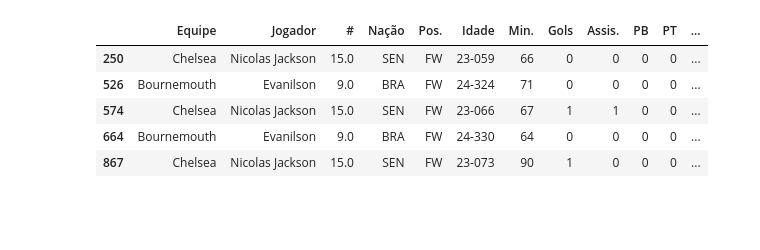
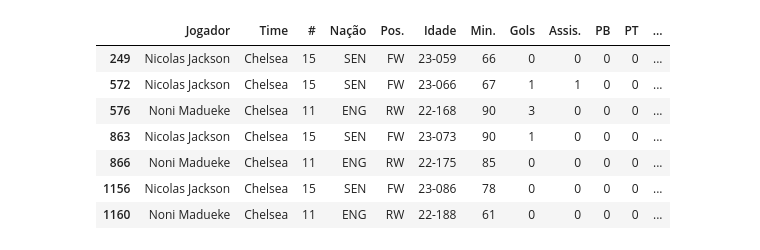
Before and after one commit to eduardopfbp/PremierLeague-PlayerStats, a Jupyter notebook: analiste.ipynb, the cells around one changed output. Saved outputs shown, nothing was run; the diff lists cells and outputs as text; code cells hidden in the pictures; blank space fills up the shorter version.

```diff
--- a/analiste.ipynb
+++ b/analiste.ipynb
@@ -3,6 +3,6 @@ import pandas as pd
 
 pd.set_option('display.max_columns', None)
 
-db = pd.read_csv('C://Users//eduar//Desktop//DEV//Football//PremierLeague//database.csv',index_col=None)
+database = pd.read_csv('C://Users//eduar//Desktop//DEV//Football//PremierLeague//database.csv',index_col=None)
 # %%
 # Agrupar os dados por jogador e calcular a soma dos chutes ao gol e a contagem de aparições
@@ -46,9 +20,11 @@ db_agrupado[jogos_do_dia].head(10)
 # %%
-db[db['Jogador'].isin(['Nicolas Jackson','Evanilson'])]
+database[database['Jogador'].isin(['Nicolas Jackson','Noni Madueke'])]
 # %% [output]
-|  | Equipe | Jogador | # | Nação | Pos. | Idade | Min. | Gols | Assis. | PB | PT | ... |
-| 250 | Chelsea | Nicolas Jackson | 15.0 | SEN | FW | 23-059 | 66 | 0 | 0 | 0 | 0 | ... |
-| 526 | Bournemouth | Evanilson | 9.0 | BRA | FW | 24-324 | 71 | 0 | 0 | 0 | 0 | ... |
-| 574 | Chelsea | Nicolas Jackson | 15.0 | SEN | FW | 23-066 | 67 | 1 | 1 | 0 | 0 | ... |
-| 664 | Bournemouth | Evanilson | 9.0 | BRA | FW | 24-330 | 64 | 0 | 0 | 0 | 0 | ... |
-| 867 | Chelsea | Nicolas Jackson | 15.0 | SEN | FW | 23-073 | 90 | 1 | 0 | 0 | 0 | ... |
+|  | Jogador | Time | # | Nação | Pos. | Idade | Min. | Gols | Assis. | PB | PT | ... |
+| 249 | Nicolas Jackson | Chelsea | 15 | SEN | FW | 23-059 | 66 | 0 | 0 | 0 | 0 | ... |
+| 572 | Nicolas Jackson | Chelsea | 15 | SEN | FW | 23-066 | 67 | 1 | 1 | 0 | 0 | ... |
+| 576 | Noni Madueke | Chelsea | 11 | ENG | RW | 22-168 | 90 | 3 | 0 | 0 | 0 | ... |
+| 863 | Nicolas Jackson | Chelsea | 15 | SEN | FW | 23-073 | 90 | 1 | 0 | 0 | 0 | ... |
+| 866 | Noni Madueke | Chelsea | 11 | ENG | RW | 22-175 | 85 | 0 | 0 | 0 | 0 | ... |
+| 1156 | Nicolas Jackson | Chelsea | 15 | SEN | FW | 23-086 | 78 | 0 | 0 | 0 | 0 | ... |
+| 1160 | Noni Madueke | Chelsea | 11 | ENG | RW | 22-188 | 61 | 0 | 0 | 0 | 0 | ... |
```
Also changed, not shown: parts of 15 cells of this notebook, 6 other files.
